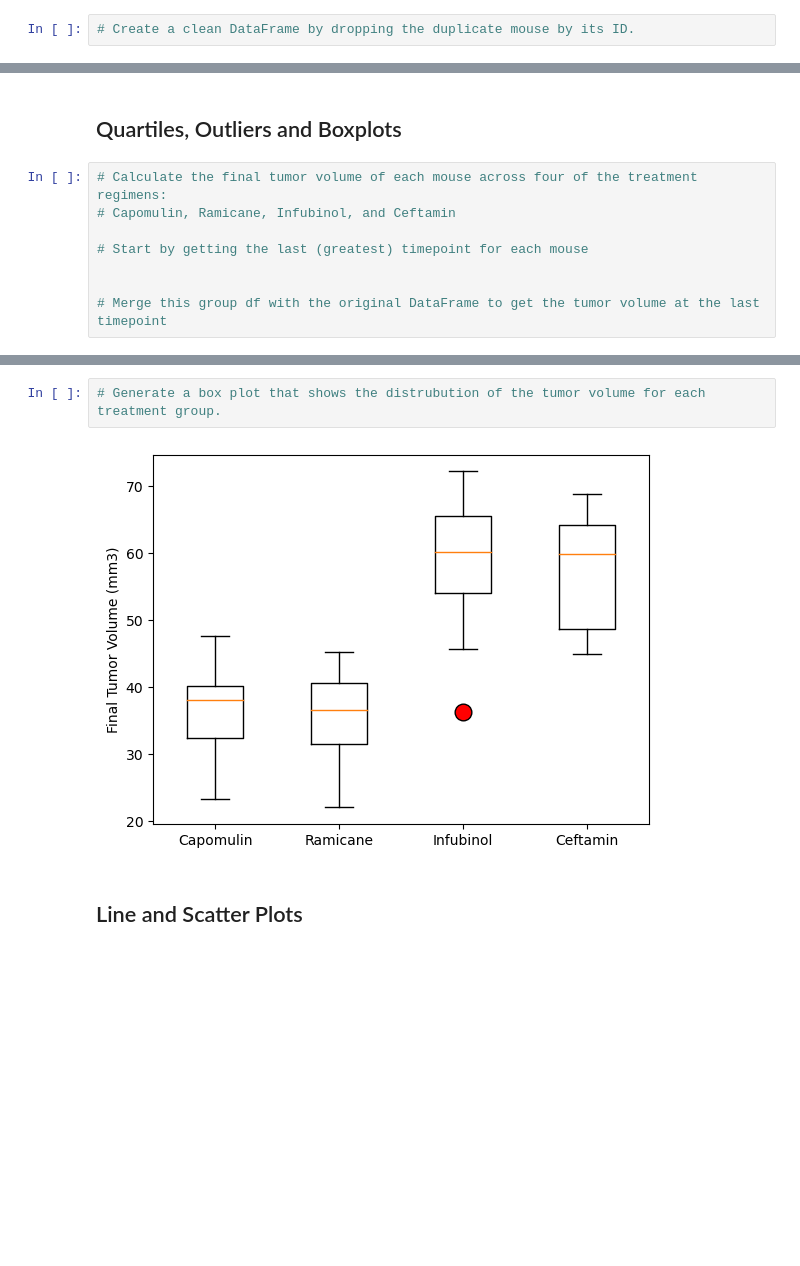
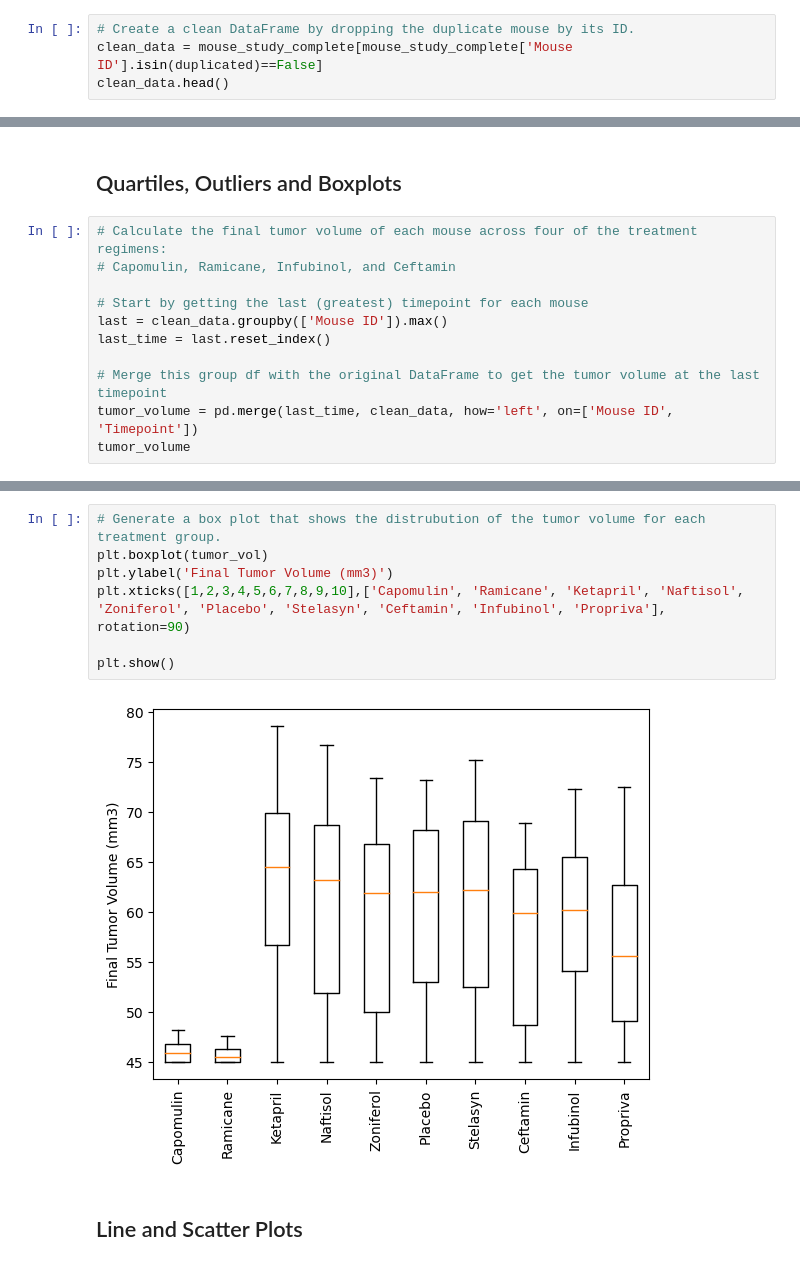
Before and after one commit to JuanTenopala/Data_visualization, a Jupyter notebook: Starter_Code/Pymaceuticals/pymaceuticals.ipynb, the cells around one changed output, grey strips where cells are left out. Cells and saved outputs as stored; diff of their text form; blank space fills up the shorter version.

```diff
--- a/Starter_Code/Pymaceuticals/pymaceuticals.ipynb
+++ b/Starter_Code/Pymaceuticals/pymaceuticals.ipynb
@@ -65,6 +65,8 @@ duplicated_data
 | 1592 | g989 | 35 | 62.570880 | 2 | Propriva | Female | 21 | ... |
 # %%
 # Create a clean DataFrame by dropping the duplicate mouse by its ID.
+clean_data = mouse_study_complete[mouse_study_complete['Mouse ID'].isin(duplicated)==False]
+clean_data.head()
 # %% [output]
 |  | Mouse ID | Timepoint | Tumor Volume (mm3) | Metastatic Sites | Drug Regimen | Sex | Age_months | ... |
 | 0 | b128 | 0 | 45.0 | 0 | Capomulin | Female | 9 | ... |
@@ -141,6 +176,9 @@ duplicated_data
 # Capomulin, Ramicane, Infubinol, and Ceftamin
 
 # Start by getting the last (greatest) timepoint for each mouse
-
+last = clean_data.groupby(['Mouse ID']).max()
+last_time = last.reset_index()
 
 # Merge this group df with the original DataFrame to get the tumor volume at the last timepoint
+tumor_volume = pd.merge(last_time, clean_data, how='left', on=['Mouse ID', 'Timepoint'])
+tumor_volume
@@ -170,7 +286,12 @@ Ceftamin's potential outliers: Series([], Name: Tumor Volume (mm3), dtype: float
 # %%
 # Generate a box plot that shows the distrubution of the tumor volume for each treatment group.
+plt.boxplot(tumor_vol)
+plt.ylabel('Final Tumor Volume (mm3)')
+plt.xticks([1,2,3,4,5,6,7,8,9,10],['Capomulin', 'Ramicane', 'Ketapril', 'Naftisol', 'Zoniferol', 'Placebo', 'Stelasyn', 'Ceftamin', 'Infubinol', 'Propriva'], rotation=90)
+
+plt.show()
 # %% [output]
-[figure, old version]
+[figure, new version]
 # %% [markdown]
 ## Line and Scatter Plots
 # %%
```
Also changed, not shown: parts of 12 cells of this notebook.
